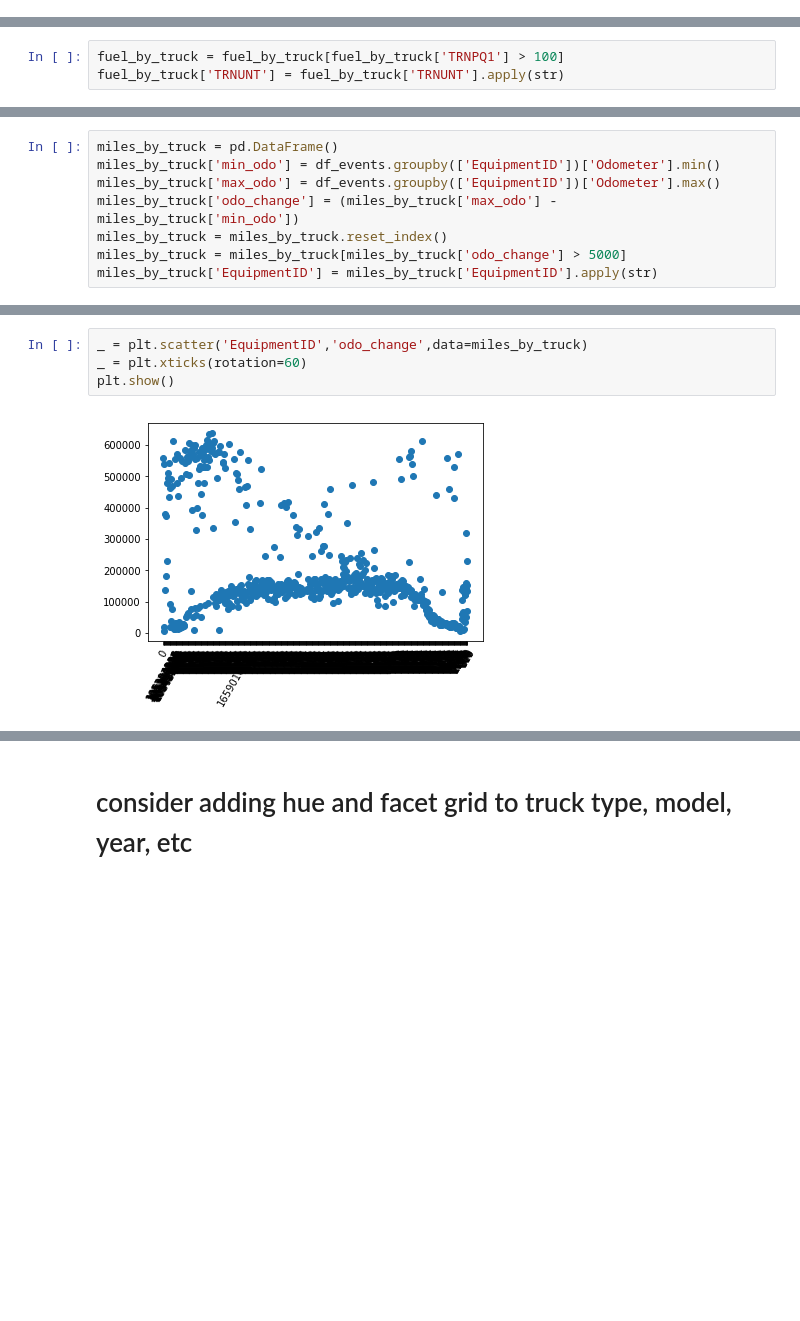
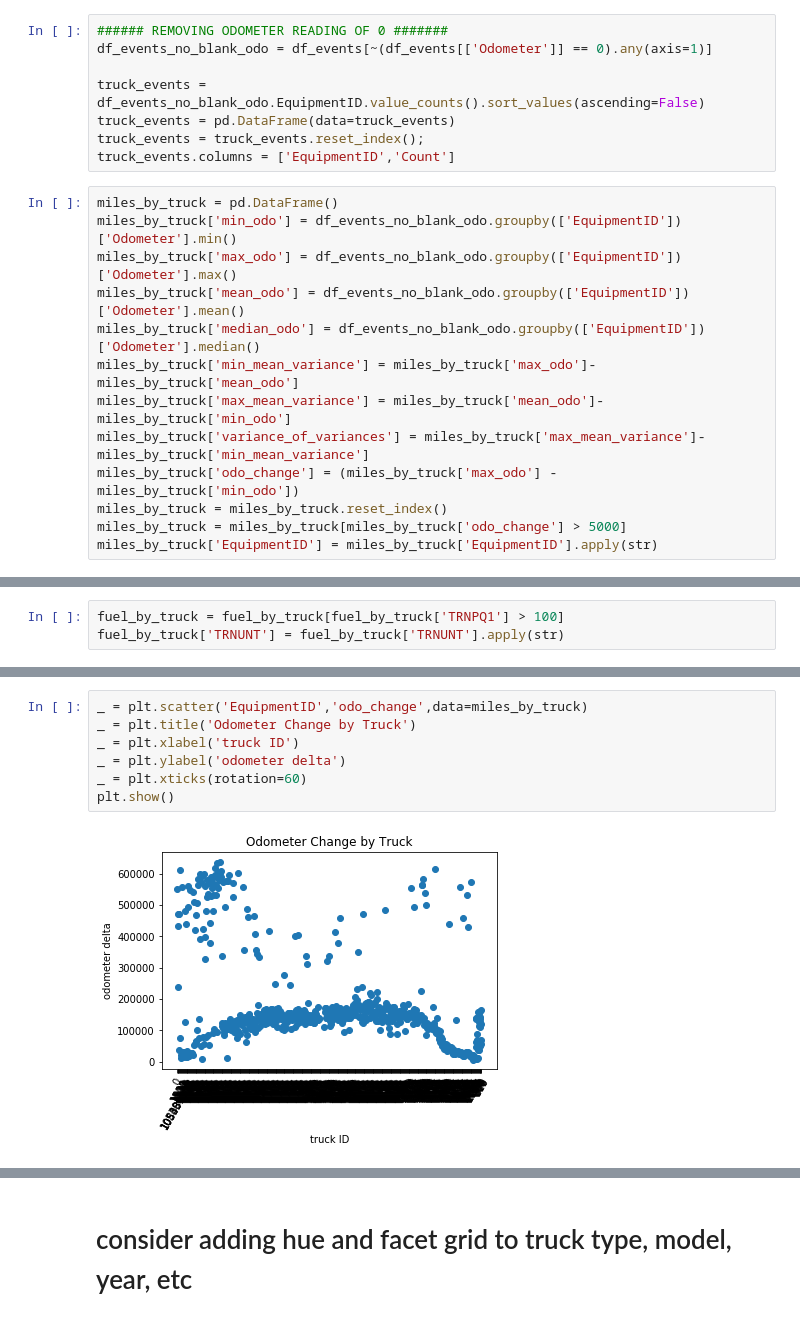
Before and after one commit to DataScienceBS/data-question-6-lionesses, a Jupyter notebook: Big_G_data_prep.ipynb, the cells around one changed output, grey strips where cells are left out. Saved outputs shown, nothing was run; the diff lists cells and outputs as text; blank space fills up the shorter version.

```diff
--- a/Big_G_data_prep.ipynb
+++ b/Big_G_data_prep.ipynb
@@ -57,0 +31,21 @@ df_event_level
+# %%
+###### REMOVING ODOMETER READING OF 0 #######
+df_events_no_blank_odo = df_events[~(df_events[['Odometer']] == 0).any(axis=1)]
+
+truck_events = df_events_no_blank_odo.EquipmentID.value_counts().sort_values(ascending=False)
+truck_events = pd.DataFrame(data=truck_events)
+truck_events = truck_events.reset_index();
+truck_events.columns = ['EquipmentID','Count']
+# %%
+miles_by_truck = pd.DataFrame()
+miles_by_truck['min_odo'] = df_events_no_blank_odo.groupby(['EquipmentID'])['Odometer'].min()
+miles_by_truck['max_odo'] = df_events_no_blank_odo.groupby(['EquipmentID'])['Odometer'].max()
+miles_by_truck['mean_odo'] = df_events_no_blank_odo.groupby(['EquipmentID'])['Odometer'].mean()
+miles_by_truck['median_odo'] = df_events_no_blank_odo.groupby(['EquipmentID'])['Odometer'].median()
+miles_by_truck['min_mean_variance'] = miles_by_truck['max_odo']-miles_by_truck['mean_odo']
+miles_by_truck['max_mean_variance'] = miles_by_truck['mean_odo']-miles_by_truck['min_odo']
+miles_by_truck['variance_of_variances'] = miles_by_truck['max_mean_variance']-miles_by_truck['min_mean_variance']
+miles_by_truck['odo_change'] = (miles_by_truck['max_odo'] - miles_by_truck['min_odo'])
+miles_by_truck = miles_by_truck.reset_index()
+miles_by_truck = miles_by_truck[miles_by_truck['odo_change'] > 5000]
+miles_by_truck['EquipmentID'] = miles_by_truck['EquipmentID'].apply(str)
@@ -229,8 +187,0 @@ plt.show()
-# %%
-miles_by_truck = pd.DataFrame()
-miles_by_truck['min_odo'] = df_events.groupby(['EquipmentID'])['Odometer'].min()
-miles_by_truck['max_odo'] = df_events.groupby(['EquipmentID'])['Odometer'].max()
-miles_by_truck['odo_change'] = (miles_by_truck['max_odo'] - miles_by_truck['min_odo'])
-miles_by_truck = miles_by_truck.reset_index()
-miles_by_truck = miles_by_truck[miles_by_truck['odo_change'] > 5000]
-miles_by_truck['EquipmentID'] = miles_by_truck['EquipmentID'].apply(str)
@@ -237,7 +209,10 @@ miles_by_truck['EquipmentID'] = miles_by_truck['EquipmentID'].apply(str)
 # %%
 _ = plt.scatter('EquipmentID','odo_change',data=miles_by_truck)
+_ = plt.title('Odometer Change by Truck')
+_ = plt.xlabel('truck ID')
+_ = plt.ylabel('odometer delta')
 _ = plt.xticks(rotation=60)
 plt.show()
 # %% [output]
-[figure, old version]
+[figure, new version]
 # %%
```
Also changed, not shown: parts of 45 cells of this notebook, 1 other file.
